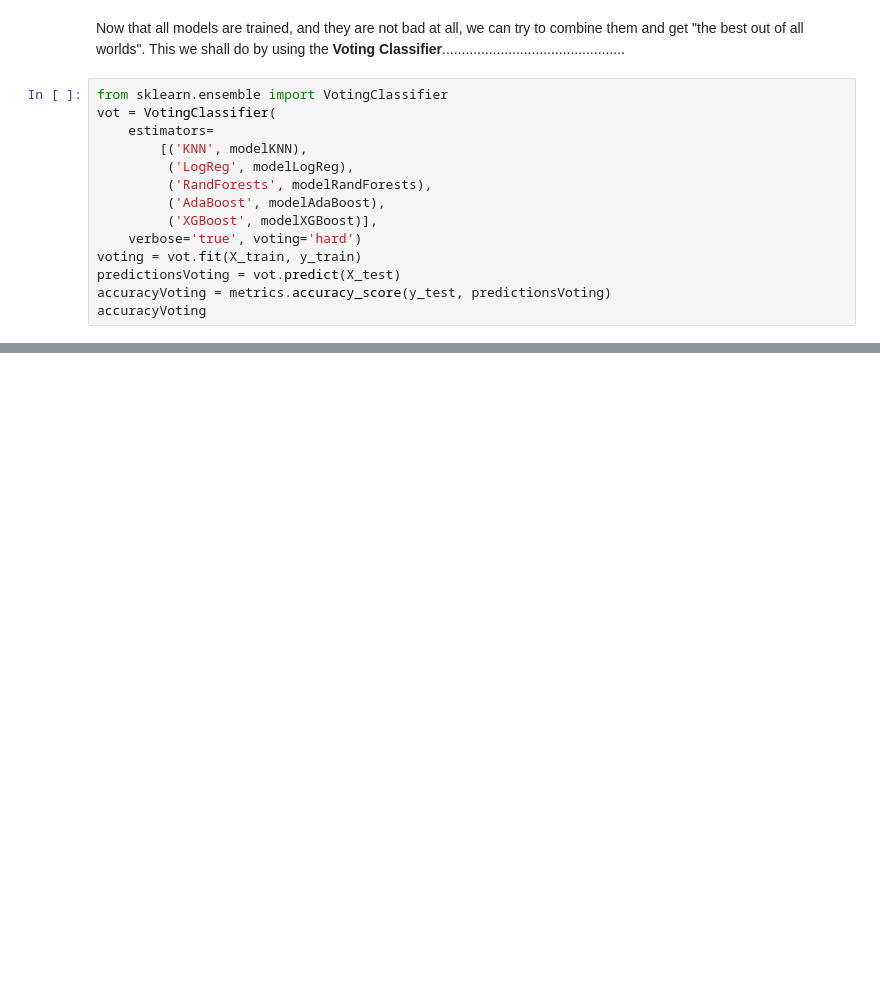
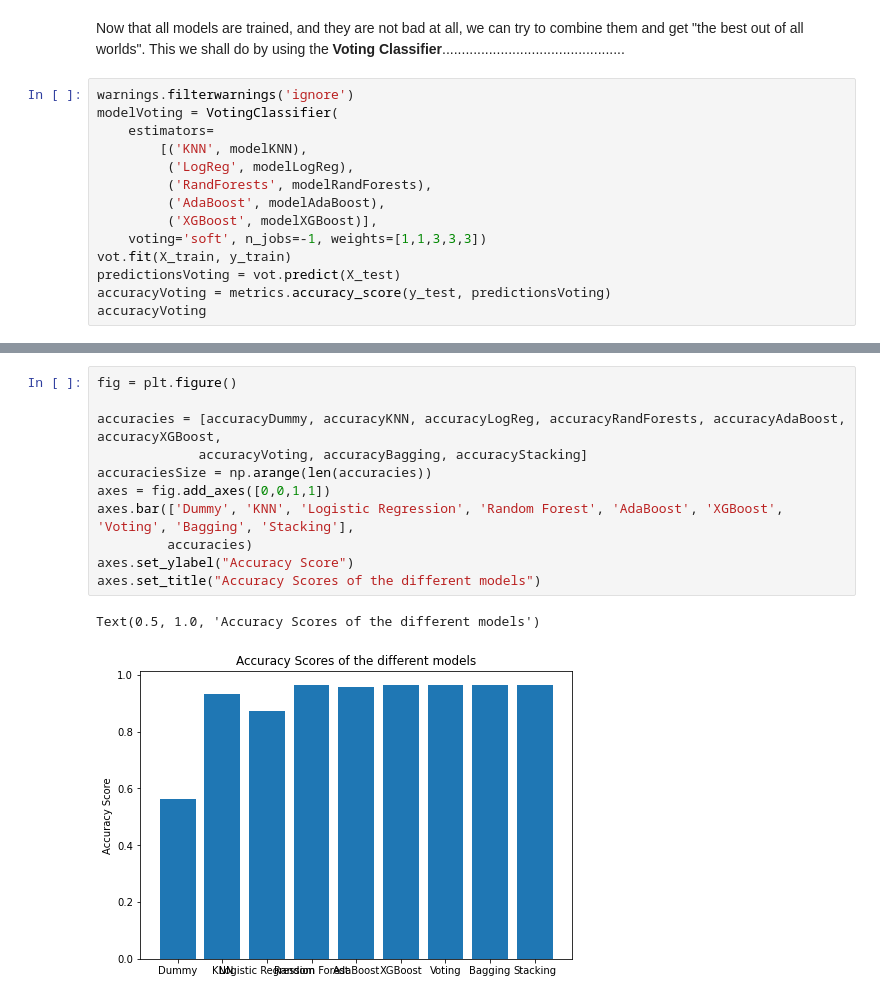
Before and after one commit to appeldaniel1998/Data-Visualization-Final-Project, a Jupyter notebook: Airline Satisfaction - Classification.ipynb, the cells around one changed output, grey strips where cells are left out. Saved outputs shown, nothing was run; the diff lists cells and outputs as text; blank space fills up the shorter version.

```diff
--- a/Airline Satisfaction - Classification.ipynb
+++ b/Airline Satisfaction - Classification.ipynb
@@ -533,16 +521,16 @@ accuracyXGBoost
 # %% [markdown]
 Now that all models are trained, and they are not bad at all, we can try to combine them and get "the best out of all worlds". This we shall do by using the <b>Voting Classifier</b>...............................................
 # %%
-from sklearn.ensemble import VotingClassifier
-vot = VotingClassifier(
+warnings.filterwarnings('ignore')
+modelVoting = VotingClassifier(
     estimators=
         [('KNN', modelKNN),
          ('LogReg', modelLogReg),
          ('RandForests', modelRandForests),
          ('AdaBoost', modelAdaBoost),
          ('XGBoost', modelXGBoost)],
-    verbose='true', voting='hard')
-voting = vot.fit(X_train, y_train)
+    voting='soft', n_jobs=-1, weights=[1,1,3,3,3])
+vot.fit(X_train, y_train)
 predictionsVoting = vot.predict(X_test)
 accuracyVoting = metrics.accuracy_score(y_test, predictionsVoting)
 accuracyVoting
@@ -555,0 +604,14 @@ accuracyVoting
+# %%
+fig = plt.figure()
+
+accuracies = [accuracyDummy, accuracyKNN, accuracyLogReg, accuracyRandForests, accuracyAdaBoost, accuracyXGBoost,
+             accuracyVoting, accuracyBagging, accuracyStacking]
+accuraciesSize = np.arange(len(accuracies))
+axes = fig.add_axes([0,0,1,1])
+axes.bar(['Dummy', 'KNN', 'Logistic Regression', 'Random Forest', 'AdaBoost', 'XGBoost', 'Voting', 'Bagging', 'Stacking'],
+         accuracies)
+axes.set_ylabel("Accuracy Score")
+axes.set_title("Accuracy Scores of the different models")
+# %% [output]
+Text(0.5, 1.0, 'Accuracy Scores of the different models')
+[figure, added]
```
Also changed, not shown: parts of 9 cells of this notebook.
